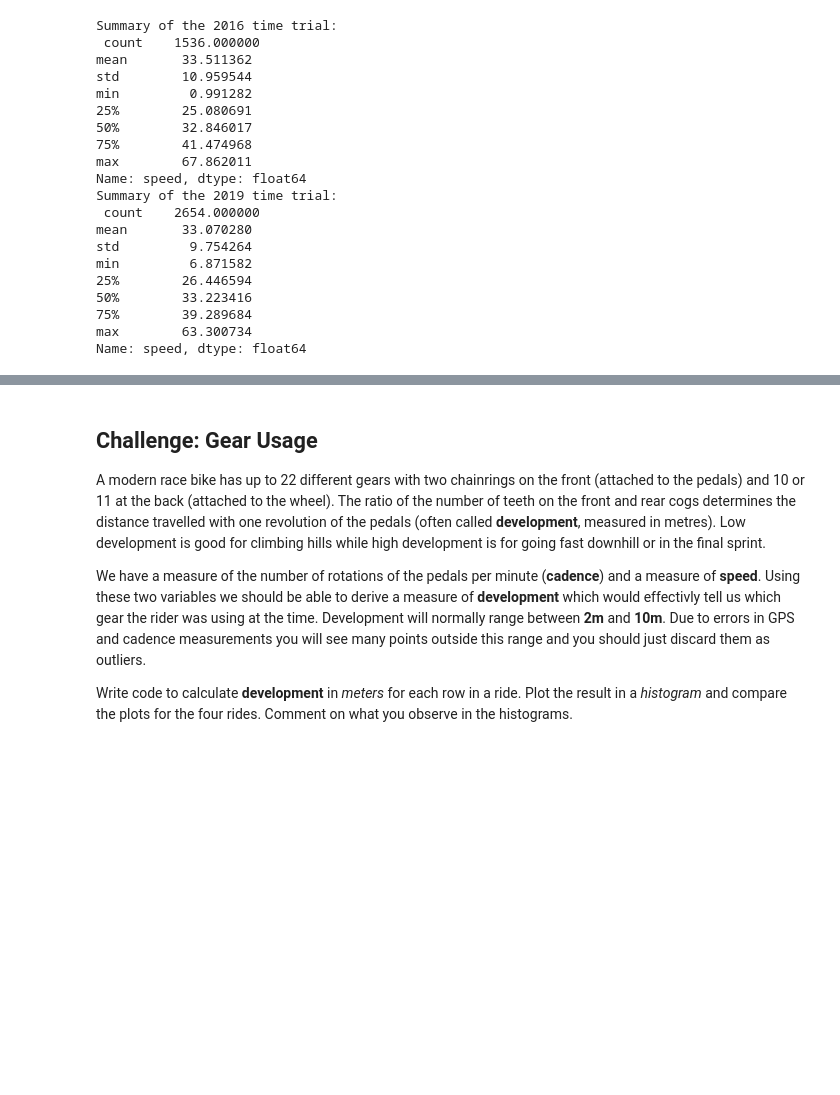
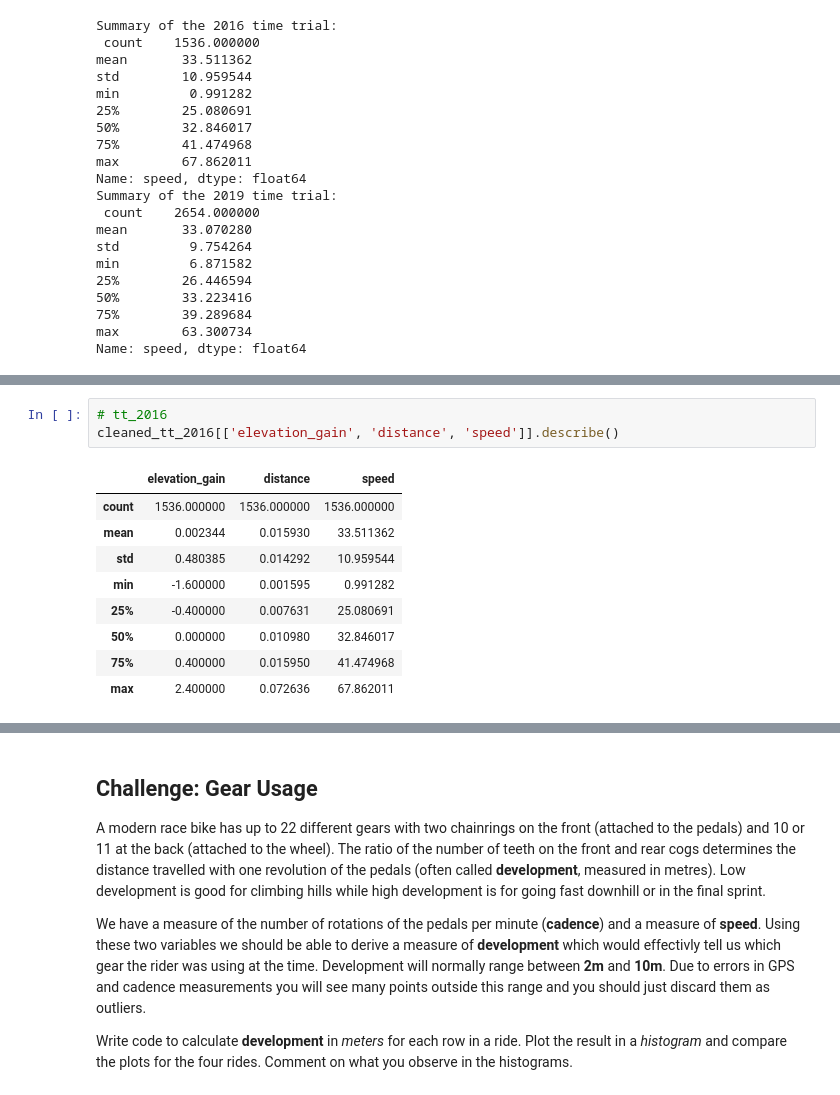
Before and after one commit to xuyenlinhHuynh/data-science-portfolio-xuyenlinhHuynh, a Jupyter notebook: Portfolio 1.ipynb, the cells around one changed output, grey strips where cells are left out. Drawn from its saved outputs; the diff is of its cells as text; blank space fills up the shorter version.

```diff
--- a/Portfolio 1.ipynb
+++ b/Portfolio 1.ipynb
@@ -933,0 +1031,13 @@ Text(0, 0.5, 'Difference')
+# %%
+# tt_2016
+cleaned_tt_2016[['elevation_gain', 'distance', 'speed']].describe()
+# %% [output]
+|  | elevation_gain | distance | speed |
+| count | 1536.000000 | 1536.000000 | 1536.000000 |
+| mean | 0.002344 | 0.015930 | 33.511362 |
+| std | 0.480385 | 0.014292 | 10.959544 |
+| min | -1.600000 | 0.001595 | 0.991282 |
+| 25% | -0.400000 | 0.007631 | 25.080691 |
+| 50% | 0.000000 | 0.010980 | 32.846017 |
+| 75% | 0.400000 | 0.015950 | 41.474968 |
+| max | 2.400000 | 0.072636 | 67.862011 |
```
Also changed, not shown: parts of 34 cells of this notebook.
